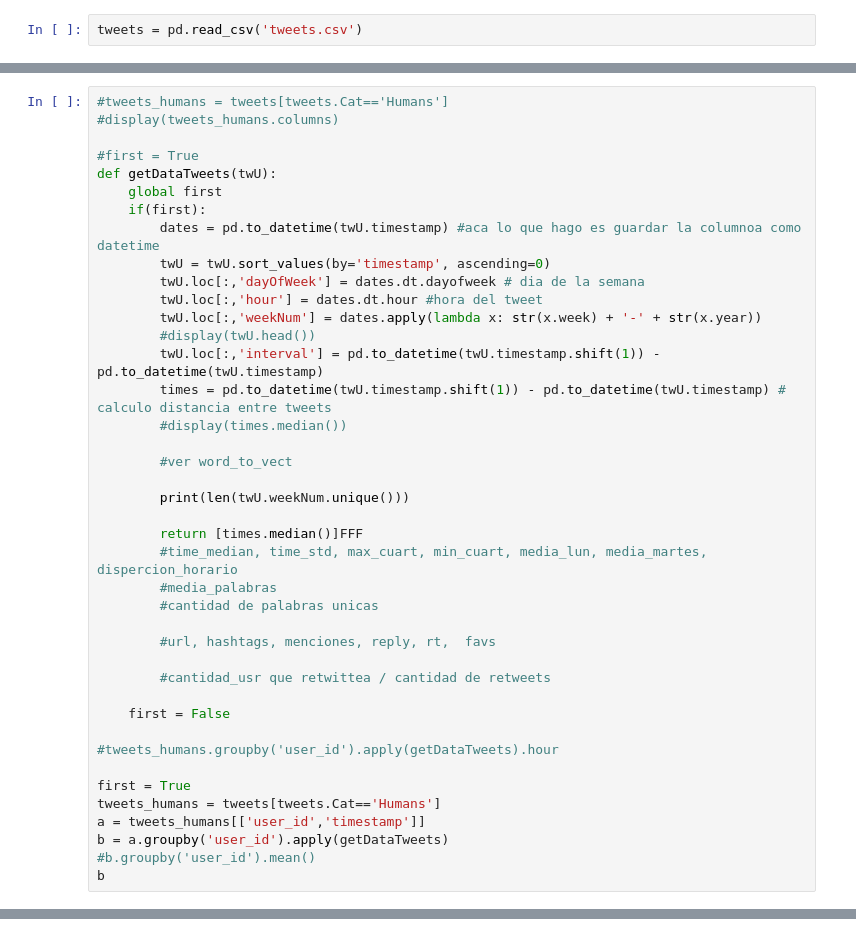
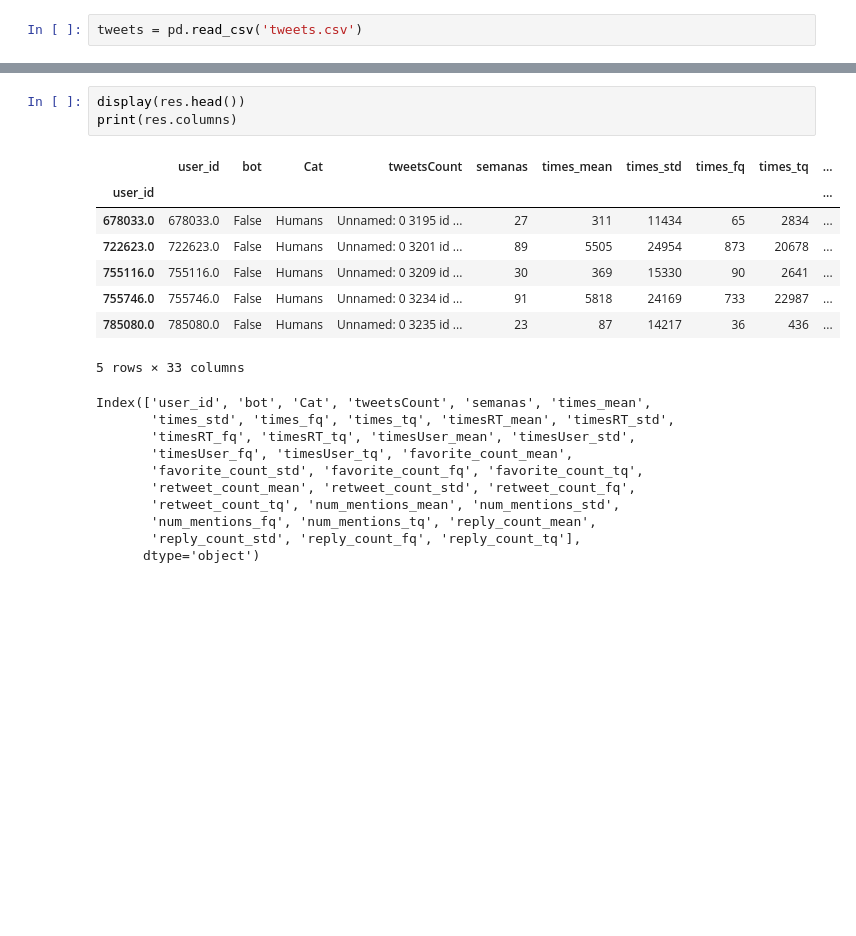
Before and after one commit to matiasngf/DH_proyecto_3, a Jupyter notebook: Generacion_Features.ipynb, the cells around one changed output, grey strips where cells are left out. Saved outputs shown, nothing was run; the diff lists cells and outputs as text; blank space fills up the shorter version.

```diff
--- a/Generacion_Features.ipynb
+++ b/Generacion_Features.ipynb
@@ -26,41 +34,0 @@ memory usage: 864.7+ MB
-# %%
-#tweets_humans = tweets[tweets.Cat=='Humans']
-#display(tweets_humans.columns)
-
-#first = True
-def getDataTweets(twU):
-    global first
-    if(first):
-        dates = pd.to_datetime(twU.timestamp) #aca lo que hago es guardar la columnoa como datetime
-        twU = twU.sort_values(by='timestamp', ascending=0)
-        twU.loc[:,'dayOfWeek'] = dates.dt.dayofweek # dia de la semana
-        twU.loc[:,'hour'] = dates.dt.hour #hora del tweet
-        twU.loc[:,'weekNum'] = dates.apply(lambda x: str(x.week) + '-' + str(x.year))
-        #display(twU.head())
-        twU.loc[:,'interval'] = pd.to_datetime(twU.timestamp.shift(1)) - pd.to_datetime(twU.timestamp)
-        times = pd.to_datetime(twU.timestamp.shift(1)) - pd.to_datetime(twU.timestamp) # calculo distancia entre tweets
-        #display(times.median())
-
-        #ver word_to_vect
-
-        print(len(twU.weekNum.unique()))
-
-        return [times.median()]FFF
-        #time_median, time_std, max_cuart, min_cuart, media_lun, media_martes, dispercion_horario
-        #media_palabras
-        #cantidad de palabras unicas
-
-        #url, hashtags, menciones, reply, rt,  favs
-
-        #cantidad_usr que retwittea / cantidad de retweets
-
-    first = False
-
-#tweets_humans.groupby('user_id').apply(getDataTweets).hour
-
-first = True
-tweets_humans = tweets[tweets.Cat=='Humans']
-a = tweets_humans[['user_id','timestamp']]
-b = a.groupby('user_id').apply(getDataTweets)
-#b.groupby('user_id').mean()
-b
@@ -132,0 +129,22 @@ Defaulting to column, but this will raise an ambiguity error in a future version
+# %%
+display(res.head())
+print(res.columns)
+# %% [output]
+|  | user_id | bot | Cat | tweetsCount | semanas | times_mean | times_std | times_fq | times_tq | ... |
+| user_id |  |  |  |  |  |  |  |  |  | ... |
+| 678033.0 | 678033.0 | False | Humans | Unnamed: 0 3195 id ... | 27 | 311 | 11434 | 65 | 2834 | ... |
+| 722623.0 | 722623.0 | False | Humans | Unnamed: 0 3201 id ... | 89 | 5505 | 24954 | 873 | 20678 | ... |
+| 755116.0 | 755116.0 | False | Humans | Unnamed: 0 3209 id ... | 30 | 369 | 15330 | 90 | 2641 | ... |
+| 755746.0 | 755746.0 | False | Humans | Unnamed: 0 3234 id ... | 91 | 5818 | 24169 | 733 | 22987 | ... |
+| 785080.0 | 785080.0 | False | Humans | Unnamed: 0 3235 id ... | 23 | 87 | 14217 | 36 | 436 | ... |
+5 rows × 33 columns
+Index(['user_id', 'bot', 'Cat', 'tweetsCount', 'semanas', 'times_mean',
+       'times_std', 'times_fq', 'times_tq', 'timesRT_mean', 'timesRT_std',
+       'timesRT_fq', 'timesRT_tq', 'timesUser_mean', 'timesUser_std',
+       'timesUser_fq', 'timesUser_tq', 'favorite_count_mean',
+       'favorite_count_std', 'favorite_count_fq', 'favorite_count_tq',
+       'retweet_count_mean', 'retweet_count_std', 'retweet_count_fq',
+       'retweet_count_tq', 'num_mentions_mean', 'num_mentions_std',
+       'num_mentions_fq', 'num_mentions_tq', 'reply_count_mean',
+       'reply_count_std', 'reply_count_fq', 'reply_count_tq'],
+      dtype='object')
```
Also changed, not shown: parts of 13 cells of this notebook, 1 other file.
